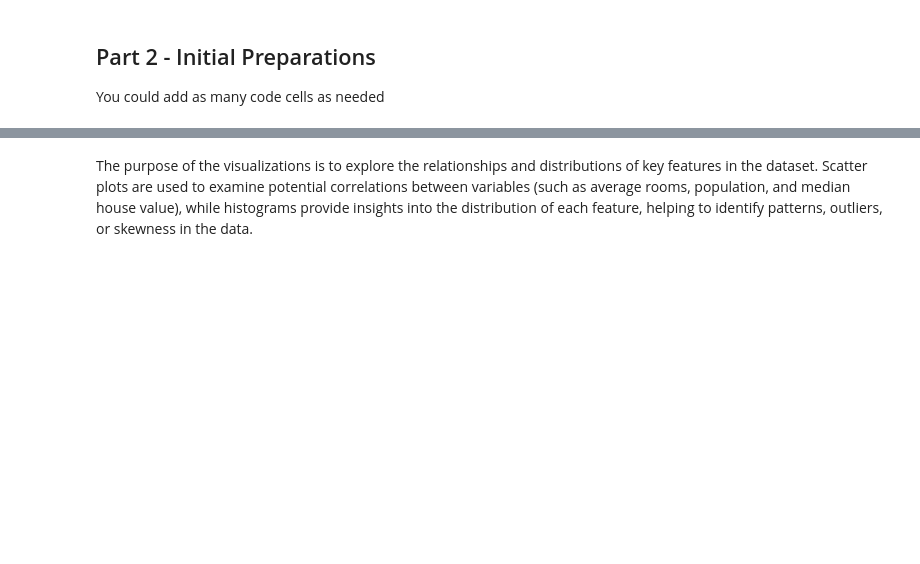
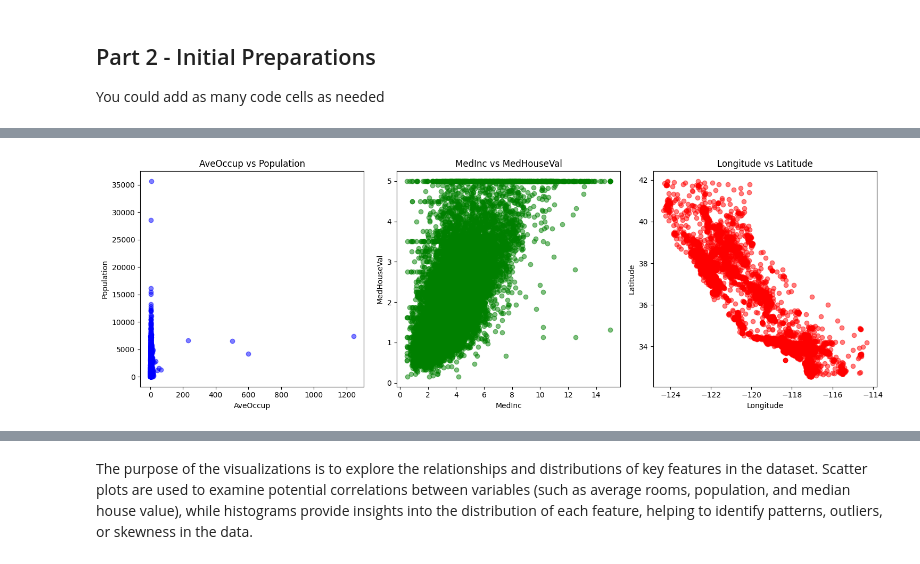
Before and after one commit to agamordechai/ml_house_prices, a Jupyter notebook: Assignment2_supervised_learning_flow.ipynb, the cells around one changed output, grey strips where cells are left out. Saved outputs shown, nothing was run; the diff lists cells and outputs as text; code cells hidden in the pictures; blank space fills up the shorter version.

```diff
--- a/Assignment2_supervised_learning_flow.ipynb
+++ b/Assignment2_supervised_learning_flow.ipynb
@@ -81,3 +93,24 @@ df_test.head()
+# %%
+figure, axes = plt.subplots(1, 3, figsize=(15, 5))
+axes[0].scatter(df_train['AveOccup'], df_train['Population'], alpha=0.5, color='blue')
+axes[0].set_xlabel('AveOccup')
+axes[0].set_ylabel('Population')
+axes[0].set_title('AveOccup vs Population')
+
+axes[1].scatter(df_train['MedInc'], df_train['MedHouseVal'], alpha=0.5, color='green')
+axes[1].set_xlabel('MedInc')
+axes[1].set_ylabel('MedHouseVal')
+axes[1].set_title('MedInc vs MedHouseVal')
+
+axes[2].scatter(df_train['Longitude'], df_train['Latitude'], alpha=0.5, color='red')
+axes[2].set_xlabel('Longitude')
+axes[2].set_ylabel('Latitude')
+axes[2].set_title('Longitude vs Latitude')
+
+plt.tight_layout()
+plt.show()
+# %% [output]
+[figure, added]
 # %%
 # data cleansing
 def clean_data(df):
```
Also changed, not shown: parts of 9 cells of this notebook.
